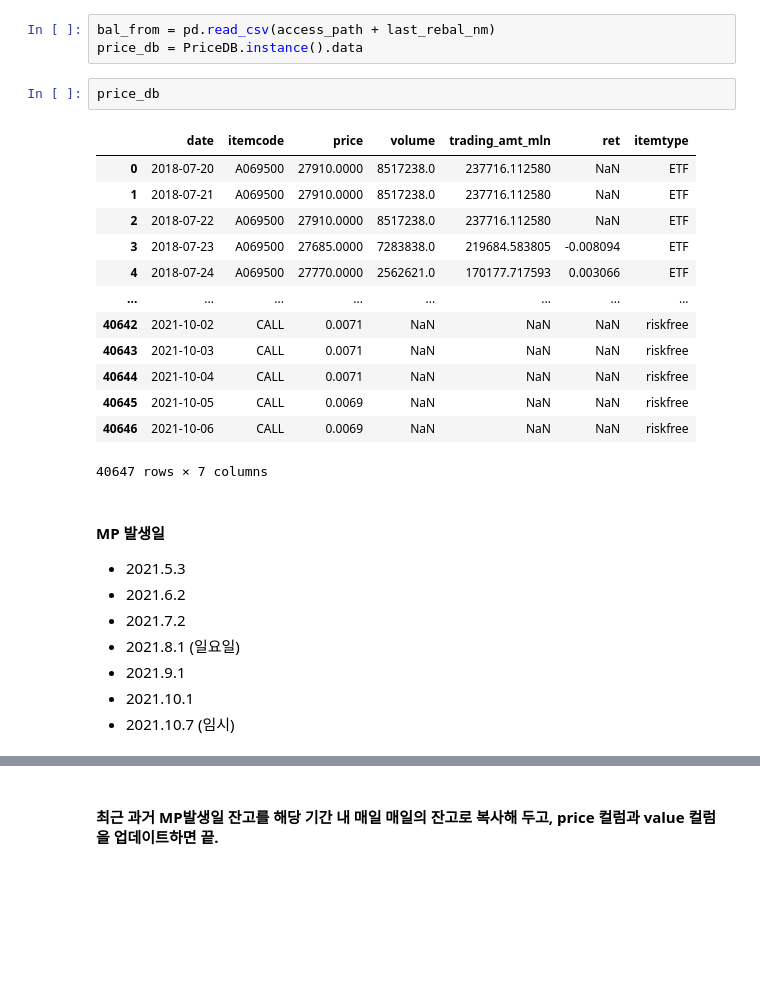
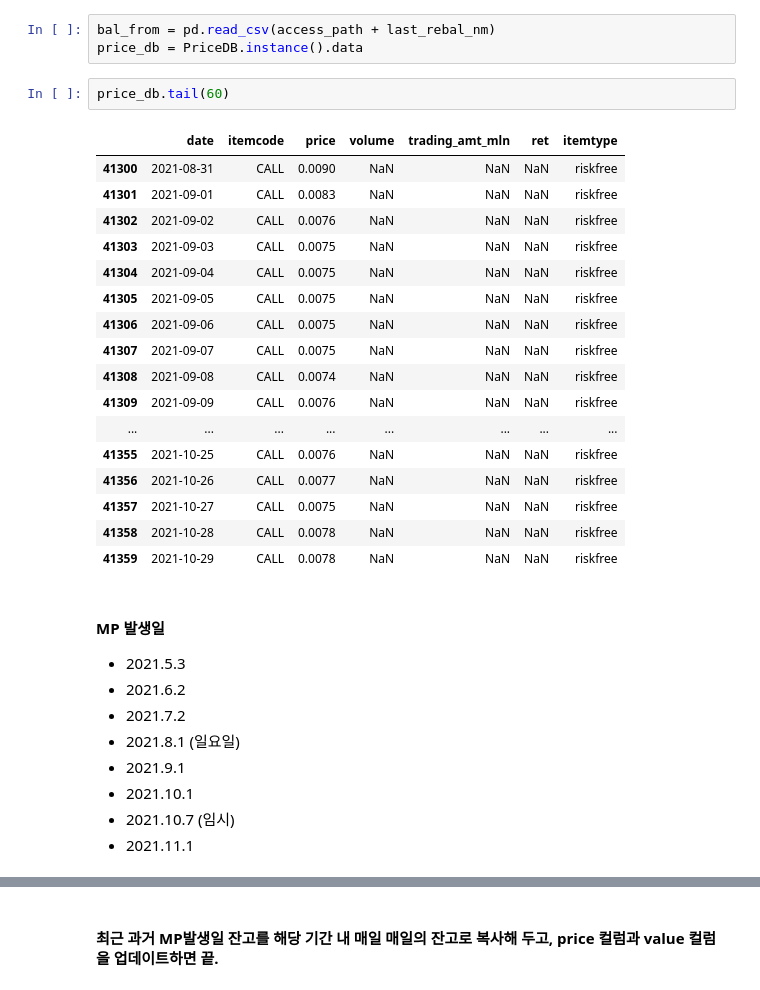
Before and after one commit to my2582/kisra, a Jupyter notebook: 2.make_balances_between_rebal.ipynb, the cells around one changed output, grey strips where cells are left out. Drawn from its saved outputs; the diff is of its cells as text; blank space fills up the shorter version.

```diff
--- a/2.make_balances_between_rebal.ipynb
+++ b/2.make_balances_between_rebal.ipynb
@@ -14,21 +14,25 @@ last_rebal_nm = 'balance_rebaldate_0930_all.dat'
 bal_from = pd.read_csv(access_path + last_rebal_nm)
 price_db = PriceDB.instance().data
 # %%
-price_db
+price_db.tail(60)
 # %% [output]
 |  | date | itemcode | price | volume | trading_amt_mln | ret | itemtype |
-| 0 | 2018-07-20 | A069500 | 27910.0000 | 8517238.0 | 237716.112580 | NaN | ETF |
-| 1 | 2018-07-21 | A069500 | 27910.0000 | 8517238.0 | 237716.112580 | NaN | ETF |
-| 2 | 2018-07-22 | A069500 | 27910.0000 | 8517238.0 | 237716.112580 | NaN | ETF |
-| 3 | 2018-07-23 | A069500 | 27685.0000 | 7283838.0 | 219684.583805 | -0.008094 | ETF |
-| 4 | 2018-07-24 | A069500 | 27770.0000 | 2562621.0 | 170177.717593 | 0.003066 | ETF |
+| 41300 | 2021-08-31 | CALL | 0.0090 | NaN | NaN | NaN | riskfree |
+| 41301 | 2021-09-01 | CALL | 0.0083 | NaN | NaN | NaN | riskfree |
+| 41302 | 2021-09-02 | CALL | 0.0076 | NaN | NaN | NaN | riskfree |
+| 41303 | 2021-09-03 | CALL | 0.0075 | NaN | NaN | NaN | riskfree |
+| 41304 | 2021-09-04 | CALL | 0.0075 | NaN | NaN | NaN | riskfree |
+| 41305 | 2021-09-05 | CALL | 0.0075 | NaN | NaN | NaN | riskfree |
+| 41306 | 2021-09-06 | CALL | 0.0075 | NaN | NaN | NaN | riskfree |
+| 41307 | 2021-09-07 | CALL | 0.0075 | NaN | NaN | NaN | riskfree |
+| 41308 | 2021-09-08 | CALL | 0.0074 | NaN | NaN | NaN | riskfree |
+| 41309 | 2021-09-09 | CALL | 0.0076 | NaN | NaN | NaN | riskfree |
 | ... | ... | ... | ... | ... | ... | ... | ... |
-| 40642 | 2021-10-02 | CALL | 0.0071 | NaN | NaN | NaN | riskfree |
-| 40643 | 2021-10-03 | CALL | 0.0071 | NaN | NaN | NaN | riskfree |
-| 40644 | 2021-10-04 | CALL | 0.0071 | NaN | NaN | NaN | riskfree |
-| 40645 | 2021-10-05 | CALL | 0.0069 | NaN | NaN | NaN | riskfree |
-| 40646 | 2021-10-06 | CALL | 0.0069 | NaN | NaN | NaN | riskfree |
+| 41355 | 2021-10-25 | CALL | 0.0076 | NaN | NaN | NaN | riskfree |
+| 41356 | 2021-10-26 | CALL | 0.0077 | NaN | NaN | NaN | riskfree |
+| 41357 | 2021-10-27 | CALL | 0.0075 | NaN | NaN | NaN | riskfree |
+| 41358 | 2021-10-28 | CALL | 0.0078 | NaN | NaN | NaN | riskfree |
+| 41359 | 2021-10-29 | CALL | 0.0078 | NaN | NaN | NaN | riskfree |
-40647 rows × 7 columns
 # %% [markdown]
 #### MP 발생일
 - 2021.5.3
@@ -38,3 +42,4 @@ price_db
 - 2021.9.1
 - 2021.10.1
 - 2021.10.7 (임시)
+- 2021.11.1
```
Also changed, not shown: parts of 7 cells of this notebook, 51 other files.
